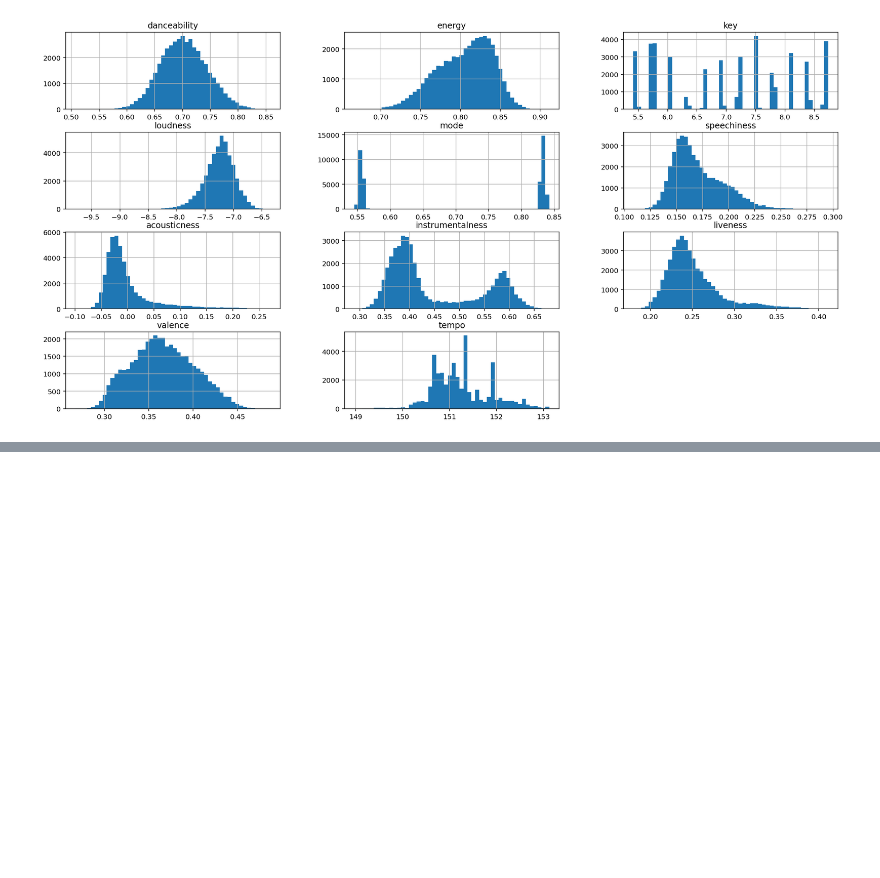
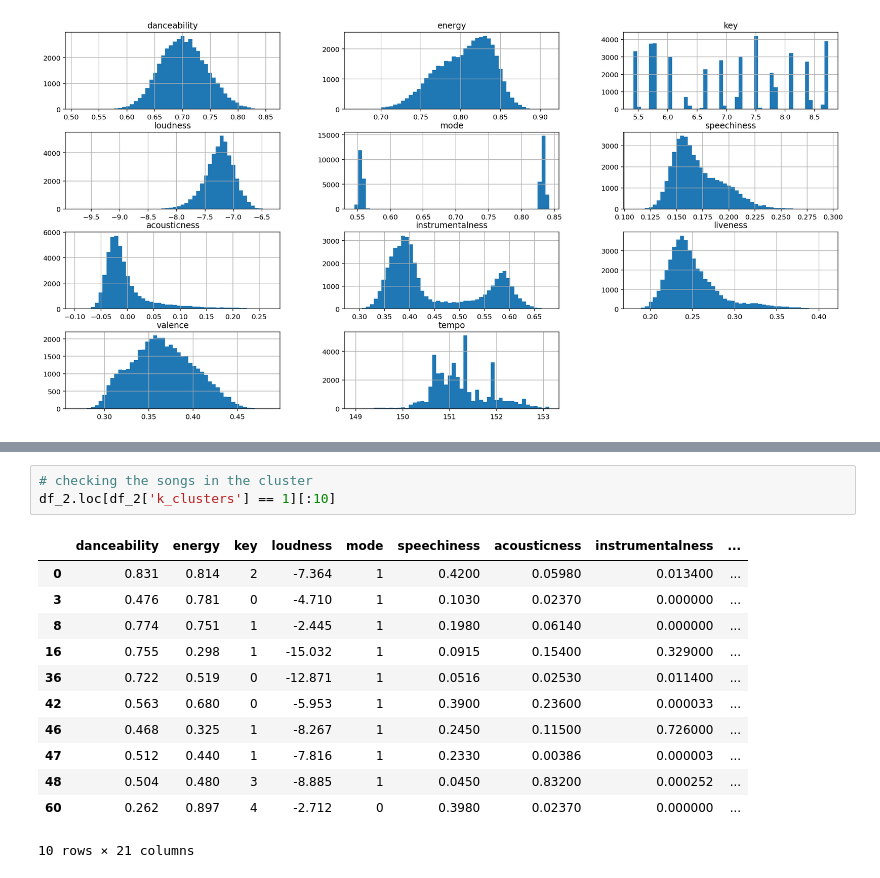
Before and after one commit to t7bui/KMean_Spotify, a Jupyter notebook: Research/research_data.ipynb, the cells around one changed output, grey strips where cells are left out. Saved outputs shown, nothing was run; the diff lists cells and outputs as text; blank space fills up the shorter version.

```diff
--- a/Research/research_data.ipynb
+++ b/Research/research_data.ipynb
@@ -209,0 +320,16 @@ Looking at Histogram after running PCA
+# %%
+# checking the songs in the cluster
+df_2.loc[df_2['k_clusters'] == 1][:10]
+# %% [output]
+|  | danceability | energy | key | loudness | mode | speechiness | acousticness | instrumentalness | ... |
+| 0 | 0.831 | 0.814 | 2 | -7.364 | 1 | 0.4200 | 0.05980 | 0.013400 | ... |
+| 3 | 0.476 | 0.781 | 0 | -4.710 | 1 | 0.1030 | 0.02370 | 0.000000 | ... |
+| 8 | 0.774 | 0.751 | 1 | -2.445 | 1 | 0.1980 | 0.06140 | 0.000000 | ... |
+| 16 | 0.755 | 0.298 | 1 | -15.032 | 1 | 0.0915 | 0.15400 | 0.329000 | ... |
+| 36 | 0.722 | 0.519 | 0 | -12.871 | 1 | 0.0516 | 0.02530 | 0.011400 | ... |
+| 42 | 0.563 | 0.680 | 0 | -5.953 | 1 | 0.3900 | 0.23600 | 0.000033 | ... |
+| 46 | 0.468 | 0.325 | 1 | -8.267 | 1 | 0.2450 | 0.11500 | 0.726000 | ... |
+| 47 | 0.512 | 0.440 | 1 | -7.816 | 1 | 0.2330 | 0.00386 | 0.000003 | ... |
+| 48 | 0.504 | 0.480 | 3 | -8.885 | 1 | 0.0450 | 0.83200 | 0.000252 | ... |
+| 60 | 0.262 | 0.897 | 4 | -2.712 | 0 | 0.3980 | 0.02370 | 0.000000 | ... |
+10 rows × 21 columns
```
Also changed, not shown: parts of 23 cells of this notebook.
